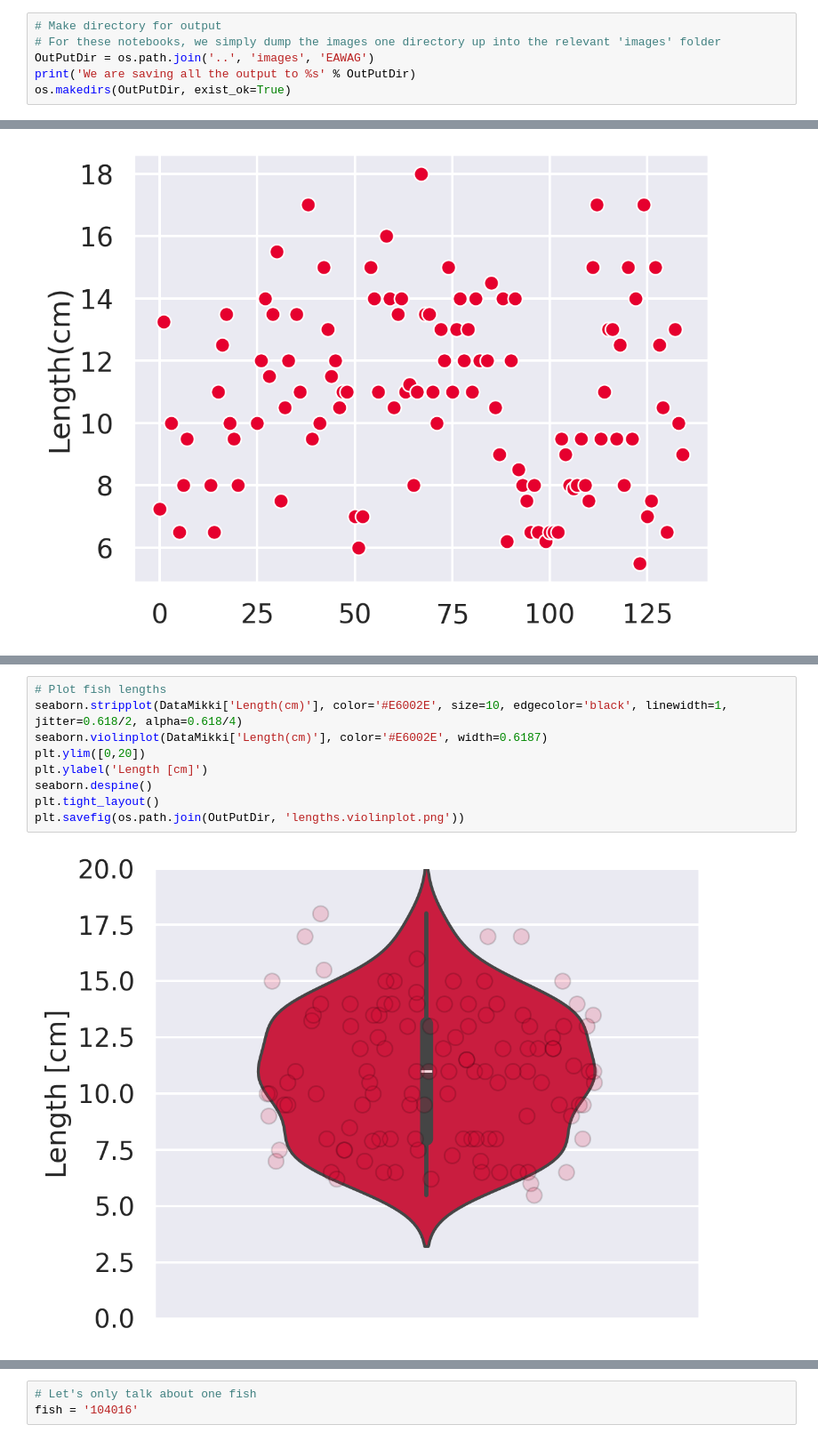
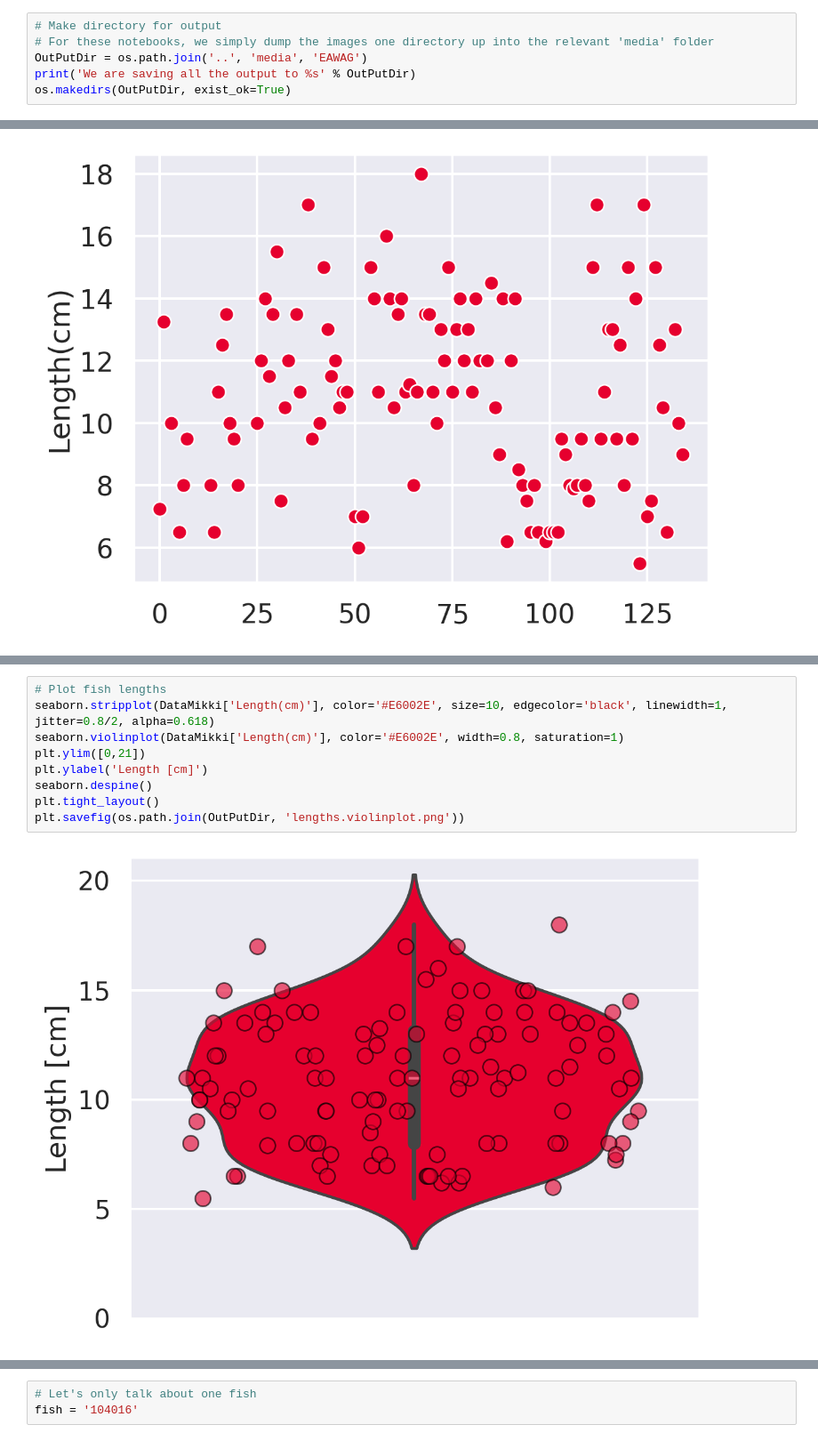
Before and after one commit to habi/Talk.2024.AnatomyInternalSeminar, a Jupyter notebook: notebooks/EAWAG.plots.ipynb, the cells around one changed output, grey strips where cells are left out. Shown at 89% size. Saved outputs shown, nothing was run; the diff lists cells and outputs as text.

Commit message:
Update cichlid plots

```diff
--- a/notebooks/EAWAG.plots.ipynb
+++ b/notebooks/EAWAG.plots.ipynb
@@ -75,8 +73,8 @@ print('We are loading all the data from %s' % Root)
 We are loading all the data from /media/habi/Fast_SSD/EAWAG
 # %%
 # Make directory for output
-# For these notebooks, we simply dump the images one directory up into the relevant 'images' folder
-OutPutDir = os.path.join('..', 'images', 'EAWAG')
+# For these notebooks, we simply dump the images one directory up into the relevant 'media' folder
+OutPutDir = os.path.join('..', 'media', 'EAWAG')
 print('We are saving all the output to %s' % OutPutDir)
 os.makedirs(OutPutDir, exist_ok=True)
 # %% [output]
@@ -313,13 +287,13 @@ plt.savefig(os.path.join(OutPutDir, 'lengths.plot.png'))
 # %%
 # Plot fish lengths
-seaborn.stripplot(DataMikki['Length(cm)'], color='#E6002E', size=10, edgecolor='black', linewidth=1, jitter=0.618/2, alpha=0.618/4)
-seaborn.violinplot(DataMikki['Length(cm)'], color='#E6002E', width=0.6187)
-plt.ylim([0,20])
+seaborn.stripplot(DataMikki['Length(cm)'], color='#E6002E', size=10, edgecolor='black', linewidth=1, jitter=0.8/2, alpha=0.618)
+seaborn.violinplot(DataMikki['Length(cm)'], color='#E6002E', width=0.8, saturation=1)
+plt.ylim([0,21])
 plt.ylabel('Length [cm]')
 seaborn.despine()
 plt.tight_layout()
 plt.savefig(os.path.join(OutPutDir, 'lengths.violinplot.png'))
 # %% [output]
-[figure, old version]
+[figure, new version]
 # %%
 # Plot fish lengths
```
Also changed, not shown: parts of 18 cells of this notebook, 6 other files.
